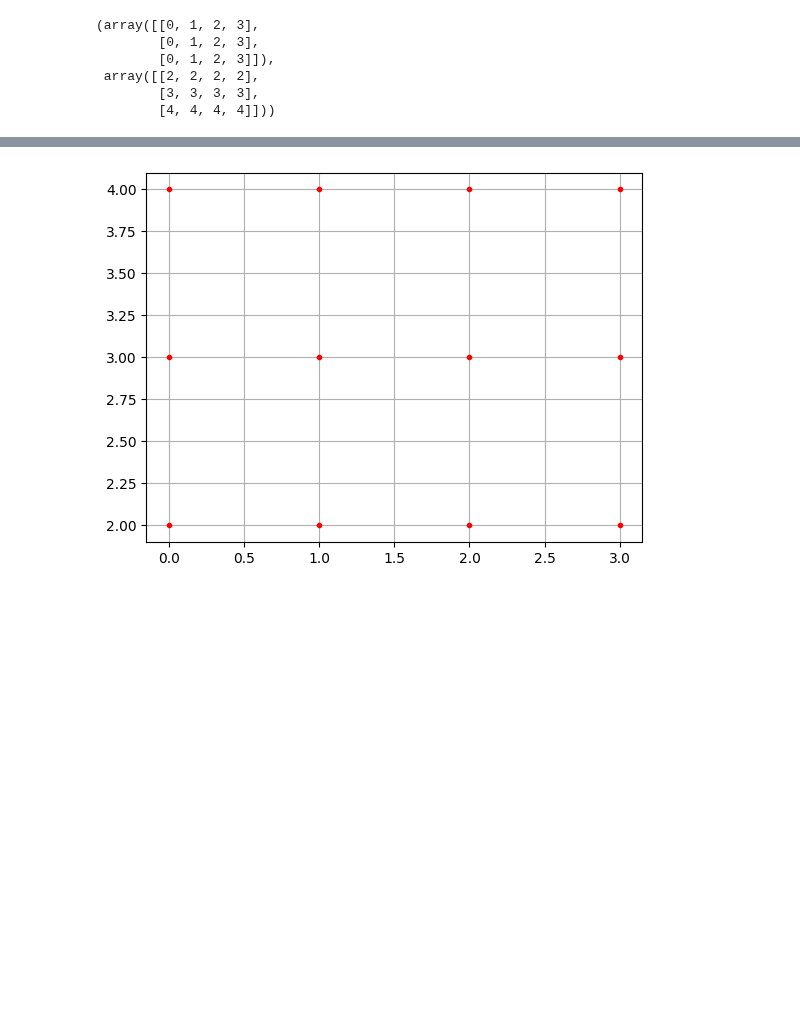
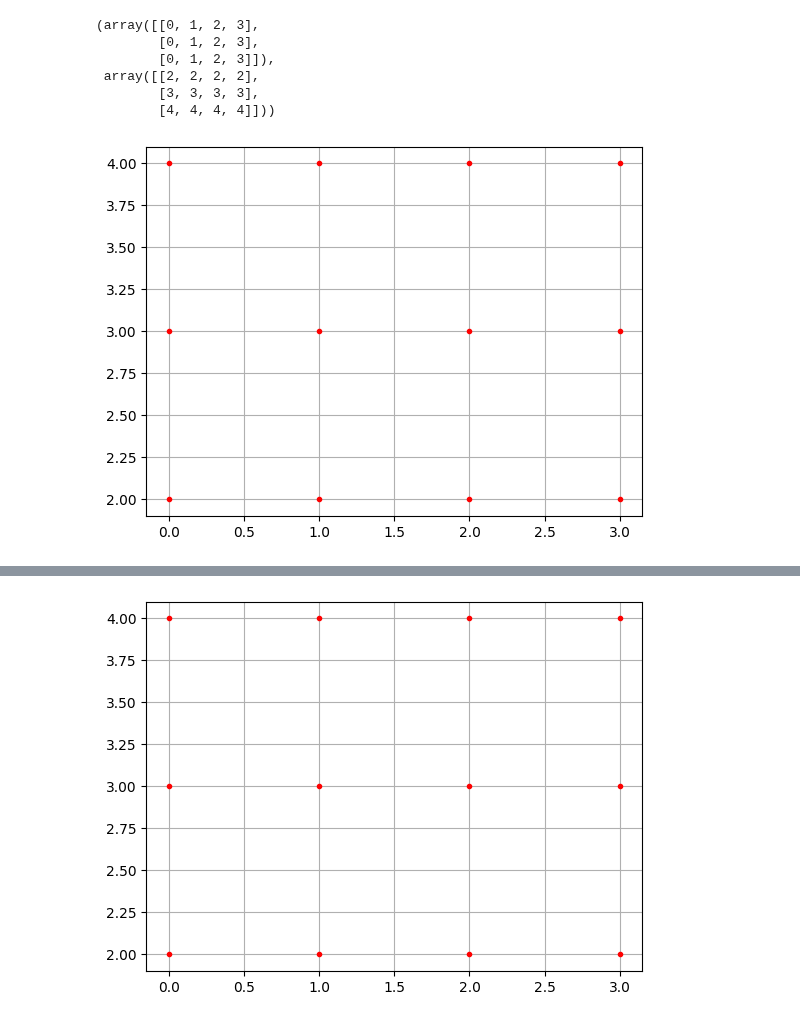
Before and after one commit to NagatoYuki0943/ML, a Jupyter notebook: code/numpy/08_meshgrid.ipynb, the cells around one changed output, grey strips where cells are left out. Cells and saved outputs as stored; diff of their text form; code cells hidden in the pictures; blank space fills up the shorter version.

```diff
--- a/code/numpy/08_meshgrid.ipynb
+++ b/code/numpy/08_meshgrid.ipynb
@@ -15,3 +15,14 @@ X, Y
  array([[2, 2, 2, 2],
         [3, 3, 3, 3],
         [4, 4, 4, 4]]))
+# %%
+plt.plot(
+    X, Y,
+    color='red',
+    marker='.',     # 设置点类型为圆点
+    linestyle=''    # 设置线型为空，也即没有线连接点
+)
+plt.grid()
+plt.show()
+# %% [output]
+[figure, added]
```
Also changed, not shown: parts of 3 cells of this notebook, 1 other file.
